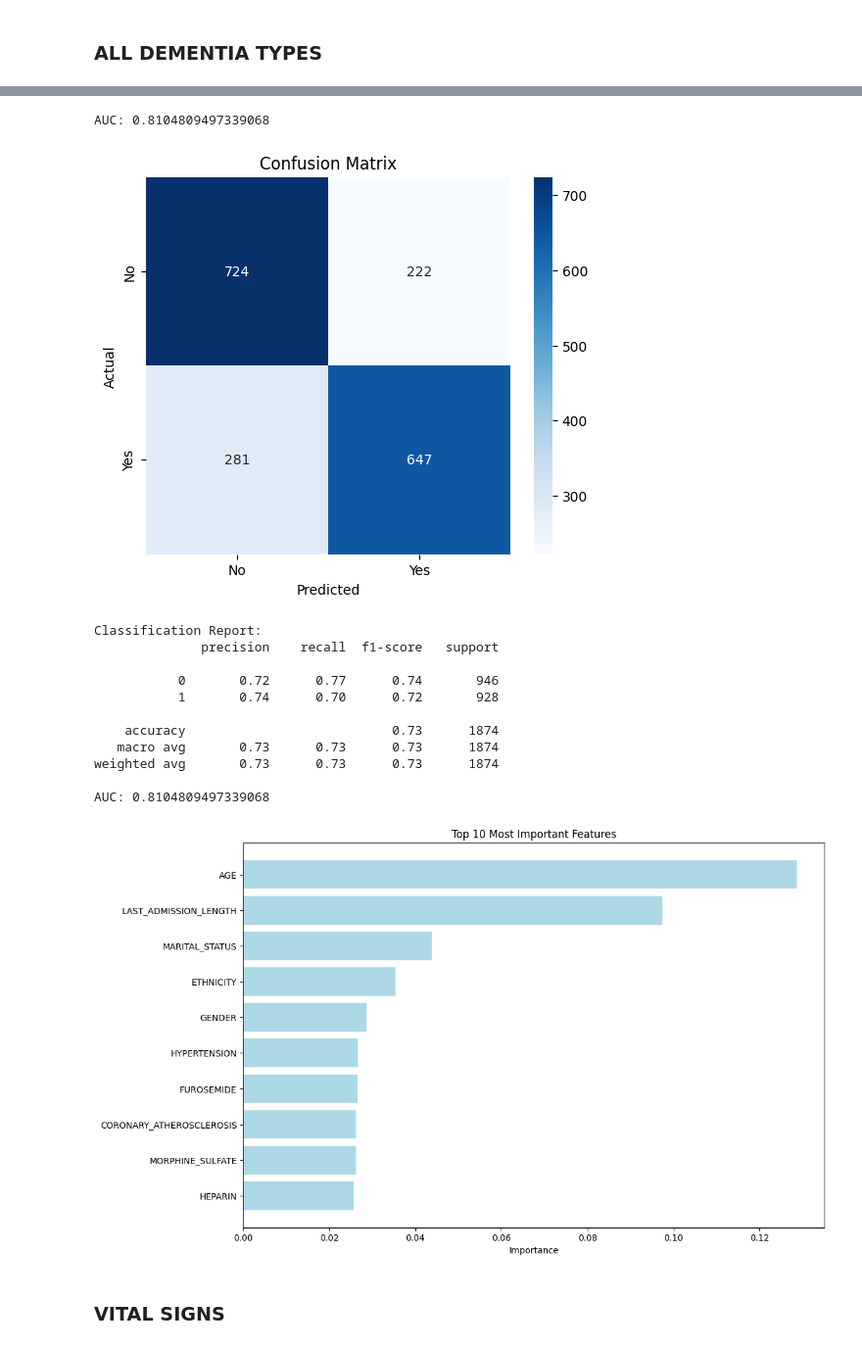
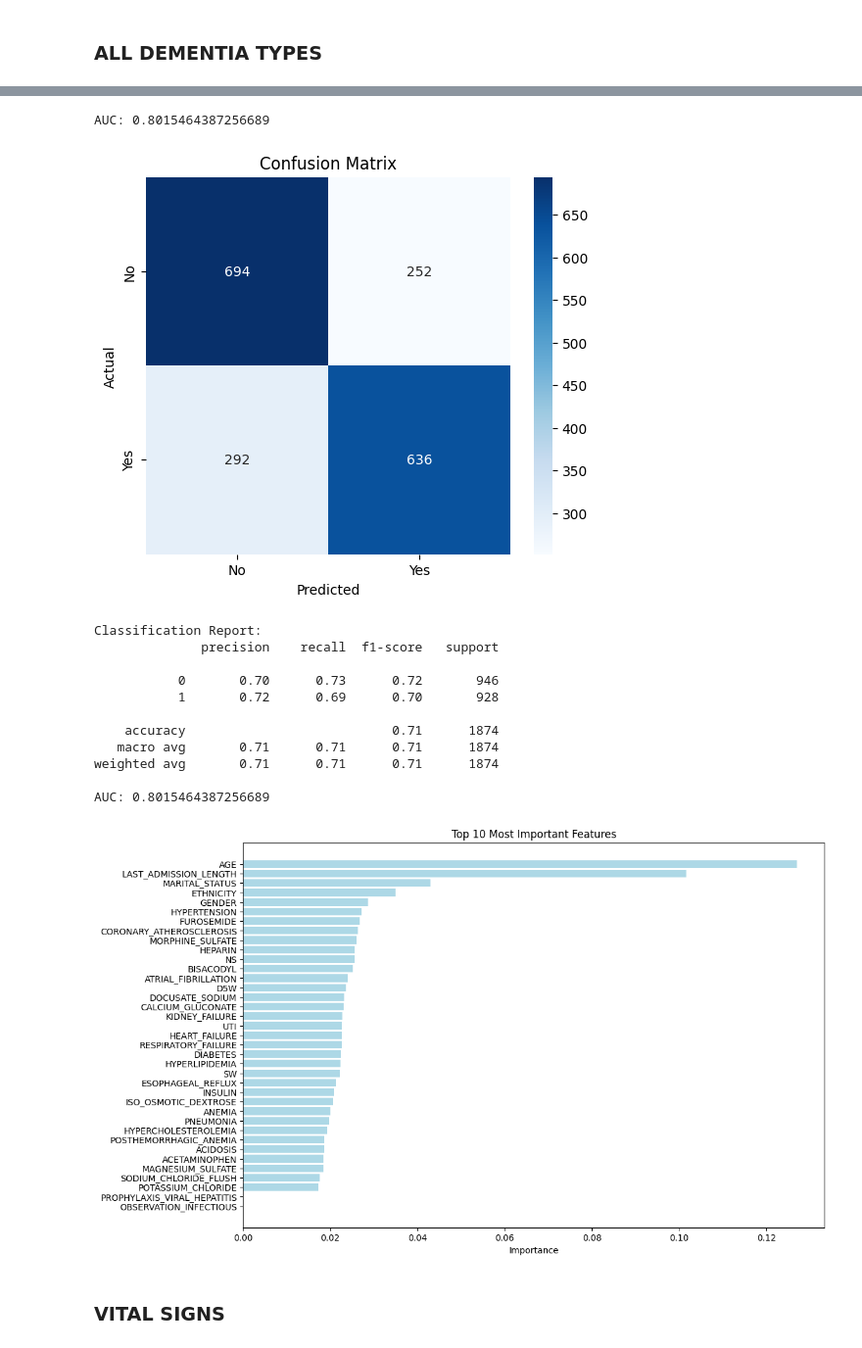
Before and after one commit to laiacoronas/predicting_dementia, a Jupyter notebook: code/models/clinics/tests.ipynb, the cells around one changed output, grey strips where cells are left out. Shown at 98% size. Saved outputs shown, nothing was run; the diff lists cells and outputs as text; code cells hidden in the pictures.

```diff
--- a/code/models/clinics/tests.ipynb
+++ b/code/models/clinics/tests.ipynb
@@ -226,13 +226,11 @@ cv = StratifiedKFold(n_splits=5, shuffle=True, random_state=42)
 rf = RandomForestClassifier(random_state=42)
 
 rf_param_grid = {
-    'n_estimators': [200, 500, 1000],
-    'max_depth': [None, 10, 20],
-    'min_samples_split': [2, 5],
+    'n_estimators': [1000],
+    'max_depth': [20],
+    'min_samples_split': [2],
     'min_samples_leaf': [1, 2, 4],
-    'max_features': ['sqrt', 'log2'],
-    'bootstrap': [False],
-    'max_samples': [None],
+    'max_features': ['sqrt', 'log2']
 }
 
 rf_grid_search = GridSearchCV(rf, rf_param_grid, cv=cv, scoring='roc_auc', n_jobs=-1)
@@ -250,7 +248,7 @@ y_proba = rf_grid_search.best_estimator_.predict_proba(X_test)[:, 1]
 auc = roc_auc_score(y_test, y_proba)
 print(f"AUC: {auc}")
 # %% [output]
-AUC: 0.8104809497339068
+AUC: 0.8015464387256689
 # %%
 import matplotlib.pyplot as plt
 import seaborn as sns
@@ -274,36 +272,36 @@ print(classification_report(y_test, y_pred))
 auc = roc_auc_score(y_test, y_proba)
 print(f"AUC: {auc}")
 # %% [output]
-[figure, old version]
+[figure, new version]
 Classification Report:
               precision    recall  f1-score   support
 
-           0       0.72      0.77      0.74       946
-           1       0.74      0.70      0.72       928
+           0       0.70      0.73      0.72       946
+           1       0.72      0.69      0.70       928
 
-    accuracy                           0.73      1874
-   macro avg       0.73      0.73      0.73      1874
-weighted avg       0.73      0.73      0.73      1874
+    accuracy                           0.71      1874
+   macro avg       0.71      0.71      0.71      1874
+weighted avg       0.71      0.71      0.71      1874
 
-AUC: 0.8104809497339068
+AUC: 0.8015464387256689
 # %%
 import pandas as pd
 import matplotlib.pyplot as plt
 
 feature_importances = rf_grid_search.best_estimator_.feature_importances_
 features = X_train.columns
 importance_df = pd.DataFrame({'Feature': features, 'Importance': feature_importances})
 
 importance_df = importance_df.sort_values(by='Importance', ascending=False)
 
 plt.figure(figsize=(12, 8))
-plt.barh(importance_df.head(10)['Feature'], importance_df.head(10)['Importance'], color='lightblue')
+plt.barh(importance_df['Feature'], importance_df['Importance'], color='lightblue')
 plt.xlabel('Importance')
 plt.title('Top 10 Most Important Features')
 plt.gca().invert_yaxis()
 plt.show()
 # %% [output]
-[figure, old version]
+[figure, new version]
 # %% [markdown]
 ### VITAL SIGNS
 # %%
```
Also changed, not shown: parts of 1 cell of this notebook, 1 other file.
